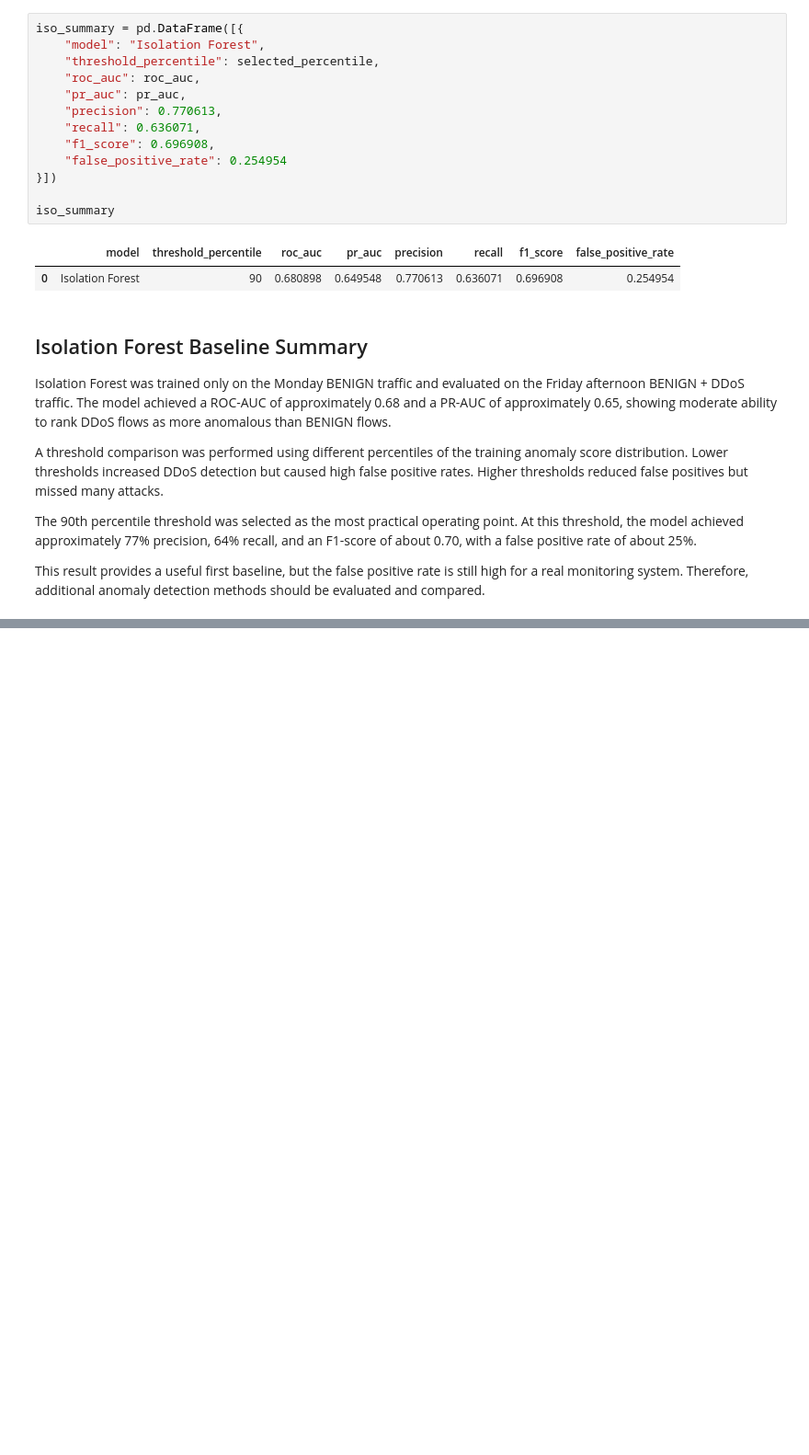
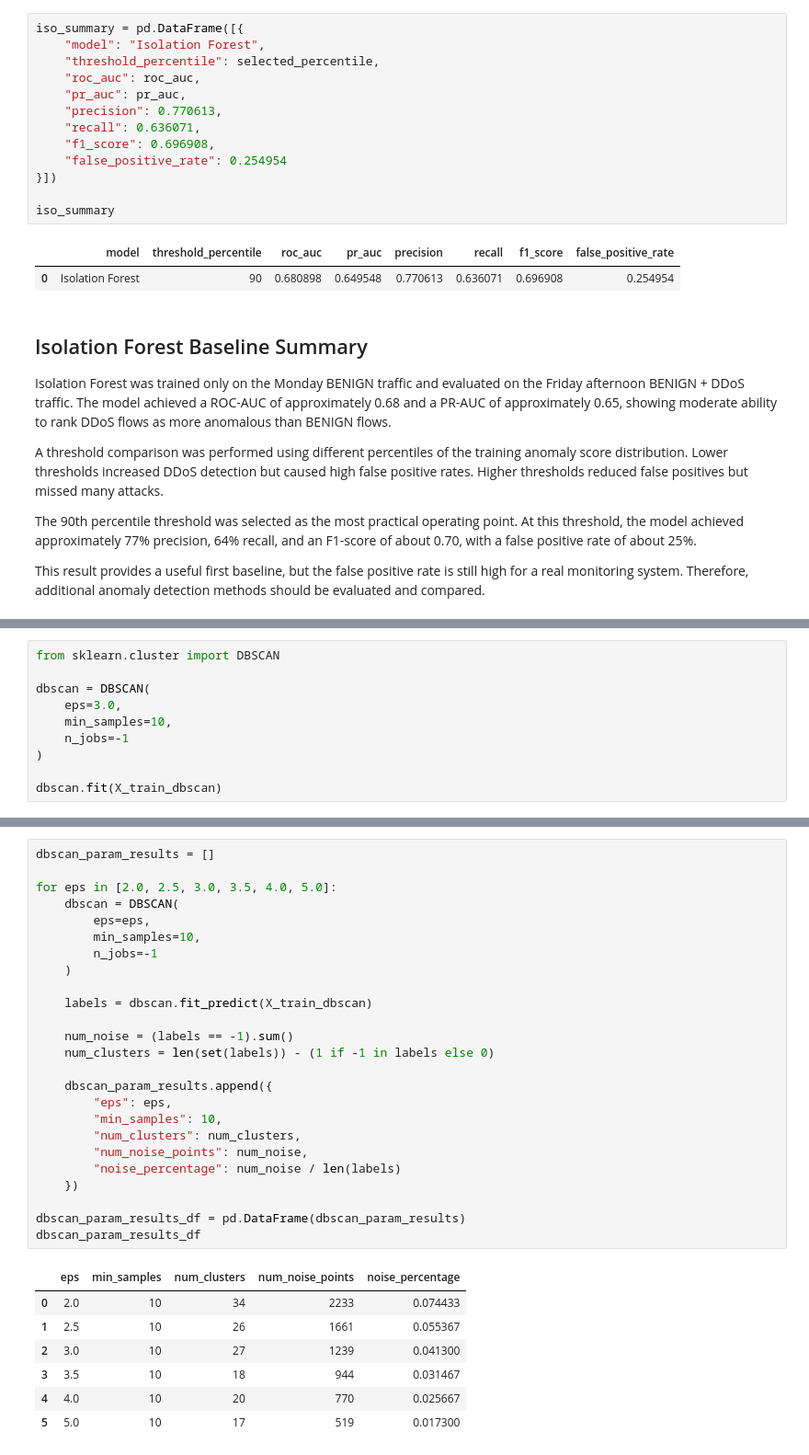
Before and after one commit to manuviswakarmave/network_intrusion_detection, a Jupyter notebook: notebooks/03_baseline_anomaly_detection.ipynb, the cells around one changed output, grey strips where cells are left out. Shown at 92% size. Drawn from its saved outputs; the diff is of its cells as text; blank space fills up the shorter version.

```diff
--- a/notebooks/03_baseline_anomaly_detection.ipynb
+++ b/notebooks/03_baseline_anomaly_detection.ipynb
@@ -300,0 +496,10 @@ This result provides a useful first baseline, but the false positive rate is sti
+# %%
+from sklearn.cluster import DBSCAN
+
+dbscan = DBSCAN(
+    eps=3.0,
+    min_samples=10,
+    n_jobs=-1
+)
+
+dbscan.fit(X_train_dbscan)
@@ -300,0 +560,33 @@ This result provides a useful first baseline, but the false positive rate is sti
+# %%
+dbscan_param_results = []
+
+for eps in [2.0, 2.5, 3.0, 3.5, 4.0, 5.0]:
+    dbscan = DBSCAN(
+        eps=eps,
+        min_samples=10,
+        n_jobs=-1
+    )
+
+    labels = dbscan.fit_predict(X_train_dbscan)
+
+    num_noise = (labels == -1).sum()
+    num_clusters = len(set(labels)) - (1 if -1 in labels else 0)
+
+    dbscan_param_results.append({
+        "eps": eps,
+        "min_samples": 10,
+        "num_clusters": num_clusters,
+        "num_noise_points": num_noise,
+        "noise_percentage": num_noise / len(labels)
+    })
+
+dbscan_param_results_df = pd.DataFrame(dbscan_param_results)
+dbscan_param_results_df
+# %% [output]
+|  | eps | min_samples | num_clusters | num_noise_points | noise_percentage |
+| 0 | 2.0 | 10 | 34 | 2233 | 0.074433 |
+| 1 | 2.5 | 10 | 26 | 1661 | 0.055367 |
+| 2 | 3.0 | 10 | 27 | 1239 | 0.041300 |
+| 3 | 3.5 | 10 | 18 | 944 | 0.031467 |
+| 4 | 4.0 | 10 | 20 | 770 | 0.025667 |
+| 5 | 5.0 | 10 | 17 | 519 | 0.017300 |
```
Also changed, not shown: parts of 32 cells of this notebook, 1 other file.
